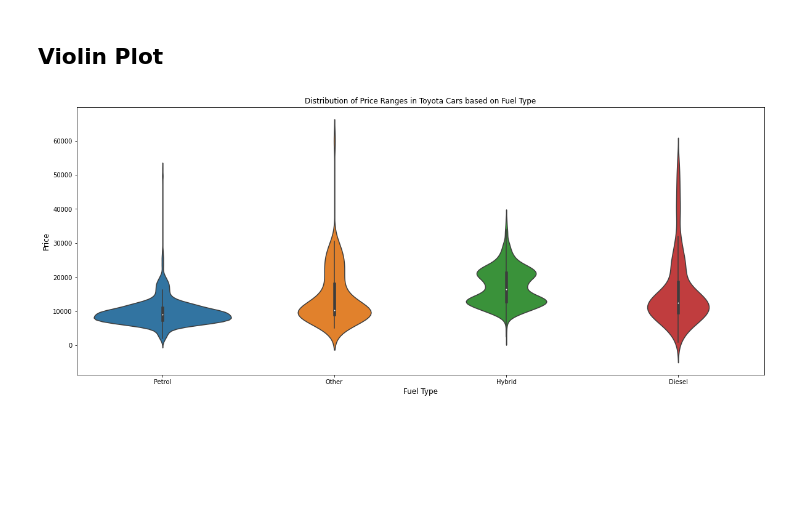
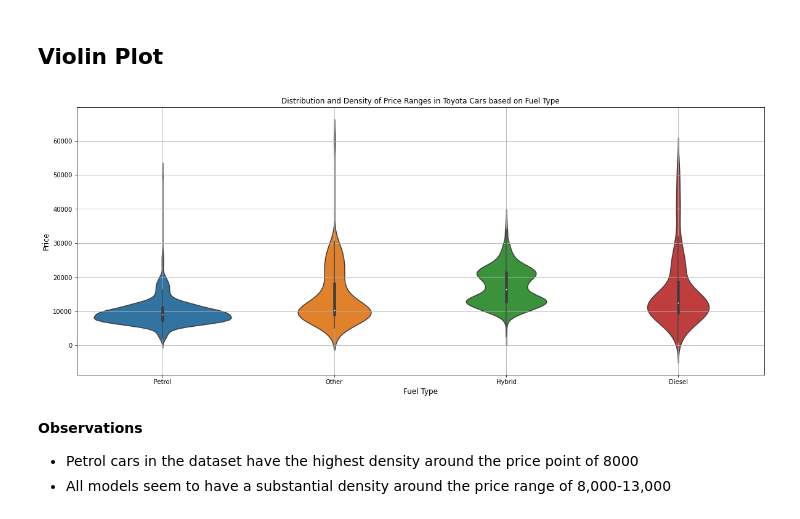
Before and after one commit to SamaSamrin/Toyota-Cars-EDA, a Jupyter notebook: TOYOTA_car_analysis.ipynb, the cells around one changed output. Cells and saved outputs as stored; diff of their text form; code cells hidden in the pictures; blank space fills up the shorter version.

Commit message:
Added observations to box plot and violin plot

```diff
--- a/TOYOTA_car_analysis.ipynb
+++ b/TOYOTA_car_analysis.ipynb
@@ -207,11 +207,16 @@ plt.show()
 ## Violin Plot
 # %%
 plt.figure(figsize=(20,8))
-plt.title('Distribution of Price Ranges in Toyota Cars based on Fuel Type')
+plt.title('Distribution and Density of Price Ranges in Toyota Cars based on Fuel Type')
 sns.violinplot(y = "price", data=df, showfliers=False, x="fuelType")
 
 plt.xlabel("Fuel Type", fontsize=12)
 plt.ylabel("Price", fontsize=12)
+plt.grid()
 plt.show()
 # %% [output]
-[figure, old version]
+[figure, new version]
+# %% [markdown]
+**Observations**
+- Petrol cars in the dataset have the highest density around the price point of 8000
+- All models seem to have a substantial density around the price range of 8,000-13,000
```
